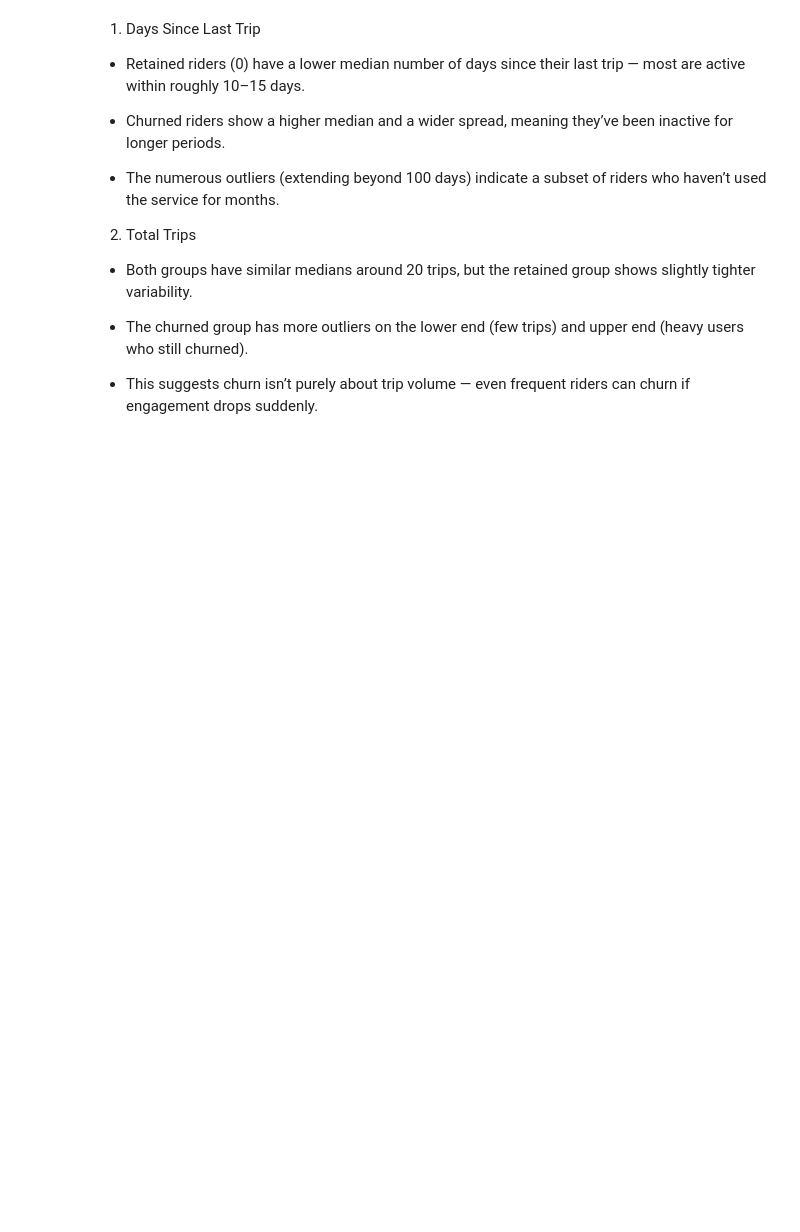
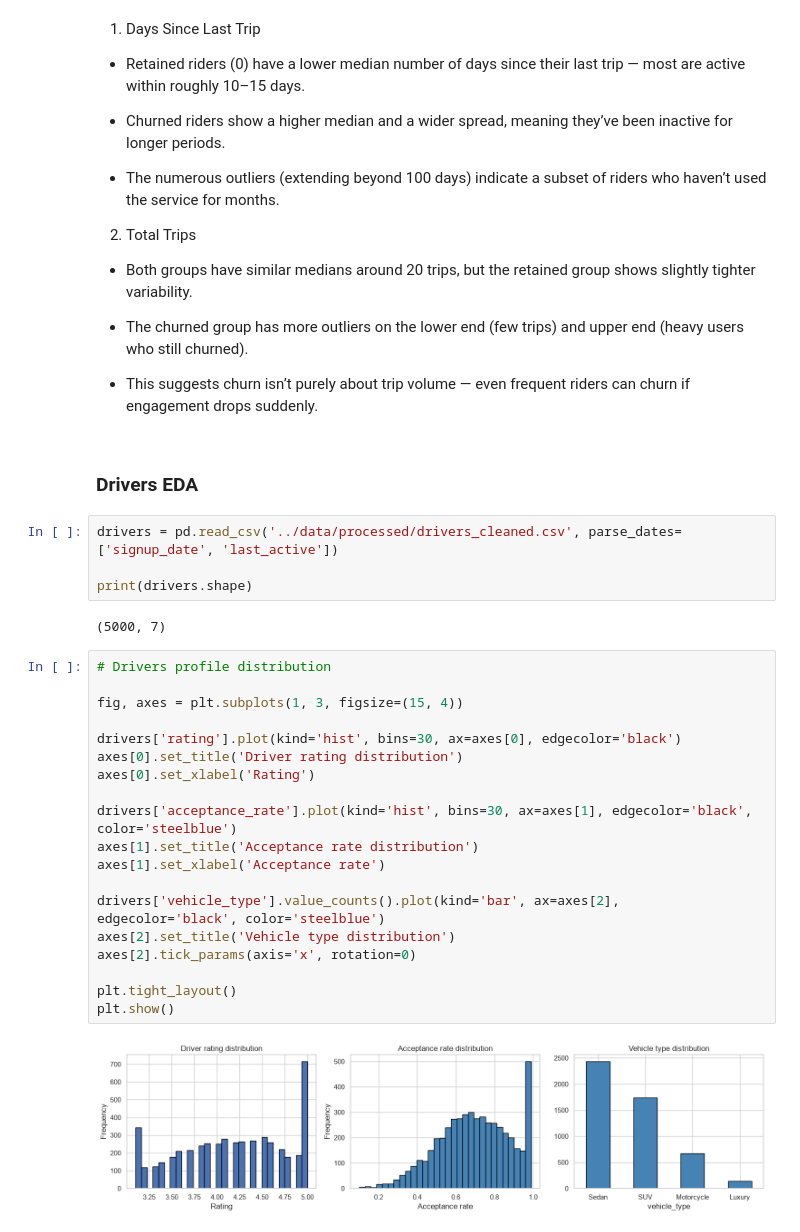
Before and after one commit to esosaomwanghe/ridewise_churnprediction, a Jupyter notebook: notebook/eda.ipynb, the cells around one changed output. Drawn from its saved outputs; the diff is of its cells as text; blank space fills up the shorter version.

```diff
--- a/notebook/eda.ipynb
+++ b/notebook/eda.ipynb
@@ -798,3 +798,32 @@ plt.show()
 - The churned group has more outliers on the lower end (few trips) and upper end (heavy users who still churned).
 
 - This suggests churn isn’t purely about trip volume — even frequent riders can churn if engagement drops suddenly.
+# %% [markdown]
+### Drivers EDA
+# %%
+drivers = pd.read_csv('../data/processed/drivers_cleaned.csv', parse_dates=['signup_date', 'last_active'])
+
+print(drivers.shape)
+# %% [output]
+(5000, 7)
+# %%
+# Drivers profile distribution
+
+fig, axes = plt.subplots(1, 3, figsize=(15, 4))
+
+drivers['rating'].plot(kind='hist', bins=30, ax=axes[0], edgecolor='black')
+axes[0].set_title('Driver rating distribution')
+axes[0].set_xlabel('Rating')
+
+drivers['acceptance_rate'].plot(kind='hist', bins=30, ax=axes[1], edgecolor='black', color='steelblue')
+axes[1].set_title('Acceptance rate distribution')
+axes[1].set_xlabel('Acceptance rate')
+
+drivers['vehicle_type'].value_counts().plot(kind='bar', ax=axes[2], edgecolor='black', color='steelblue')
+axes[2].set_title('Vehicle type distribution')
+axes[2].tick_params(axis='x', rotation=0)
+
+plt.tight_layout()
+plt.show()
+# %% [output]
+[figure, added]
```
Also changed, not shown: parts of 7 cells of this notebook.
